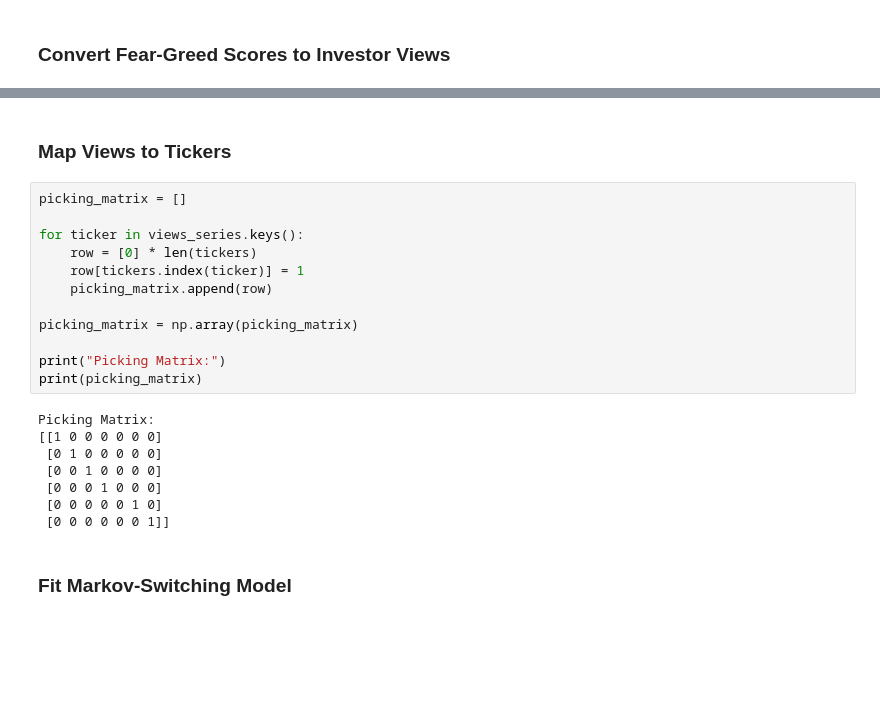
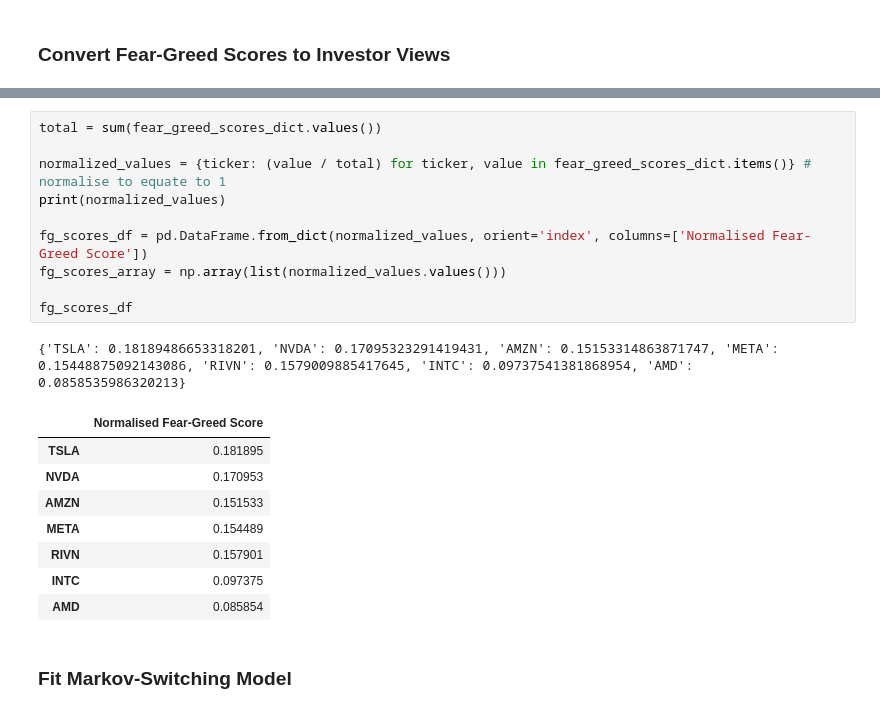
Before and after one commit to chantalmaskell/Black_Litterman_Portfolio_Optimisation, a Jupyter notebook: In_Progress/fear_greed_markov_switching_BL.ipynb, the cells around one changed output, grey strips where cells are left out. Cells and saved outputs as stored; diff of their text form; blank space fills up the shorter version.

```diff
--- a/In_Progress/fear_greed_markov_switching_BL.ipynb
+++ b/In_Progress/fear_greed_markov_switching_BL.ipynb
@@ -332,25 +351,23 @@ Views: [ 0.02000871  0.02000368  0.02000206  0.02000249 -0.01998572 -0.01998584]
-# %% [markdown]
-### Map Views to Tickers
-# %%
-picking_matrix = []
-
-for ticker in views_series.keys():
-    row = [0] * len(tickers)
-    row[tickers.index(ticker)] = 1
-    picking_matrix.append(row)
-
-picking_matrix = np.array(picking_matrix)
-
-print("Picking Matrix:")
-print(picking_matrix)
-# %% [output]
-Picking Matrix:
-[[1 0 0 0 0 0 0]
- [0 1 0 0 0 0 0]
- [0 0 1 0 0 0 0]
- [0 0 0 1 0 0 0]
- [0 0 0 0 0 1 0]
- [0 0 0 0 0 0 1]]
+# %%
+total = sum(fear_greed_scores_dict.values())
+
+normalized_values = {ticker: (value / total) for ticker, value in fear_greed_scores_dict.items()} # normalise to equate to 1
+print(normalized_values)
+
+fg_scores_df = pd.DataFrame.from_dict(normalized_values, orient='index', columns=['Normalised Fear-Greed Score'])
+fg_scores_array = np.array(list(normalized_values.values()))
+
+fg_scores_df
+# %% [output]
+{'TSLA': 0.18189486653318201, 'NVDA': 0.17095323291419431, 'AMZN': 0.15153314863871747, 'META': 0.15448875092143086, 'RIVN': 0.1579009885417645, 'INTC': 0.09737541381868954, 'AMD': 0.0858535986320213}
+|  | Normalised Fear-Greed Score |
+| TSLA | 0.181895 |
+| NVDA | 0.170953 |
+| AMZN | 0.151533 |
+| META | 0.154489 |
+| RIVN | 0.157901 |
+| INTC | 0.097375 |
+| AMD | 0.085854 |
 # %% [markdown]
 ### Fit Markov-Switching Model
 # %%
```
Also changed, not shown: parts of 22 cells of this notebook.
